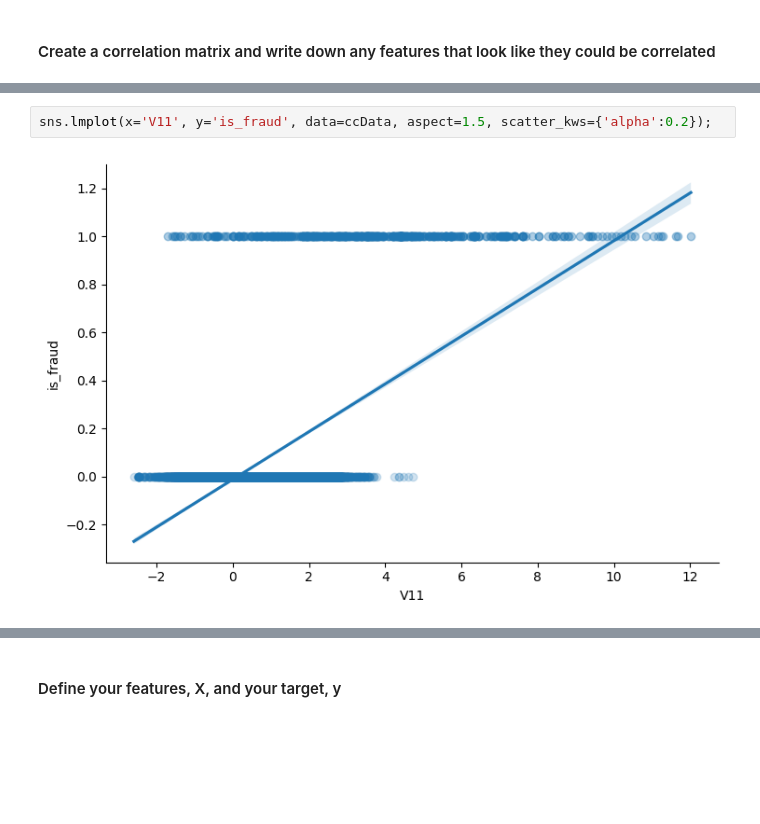
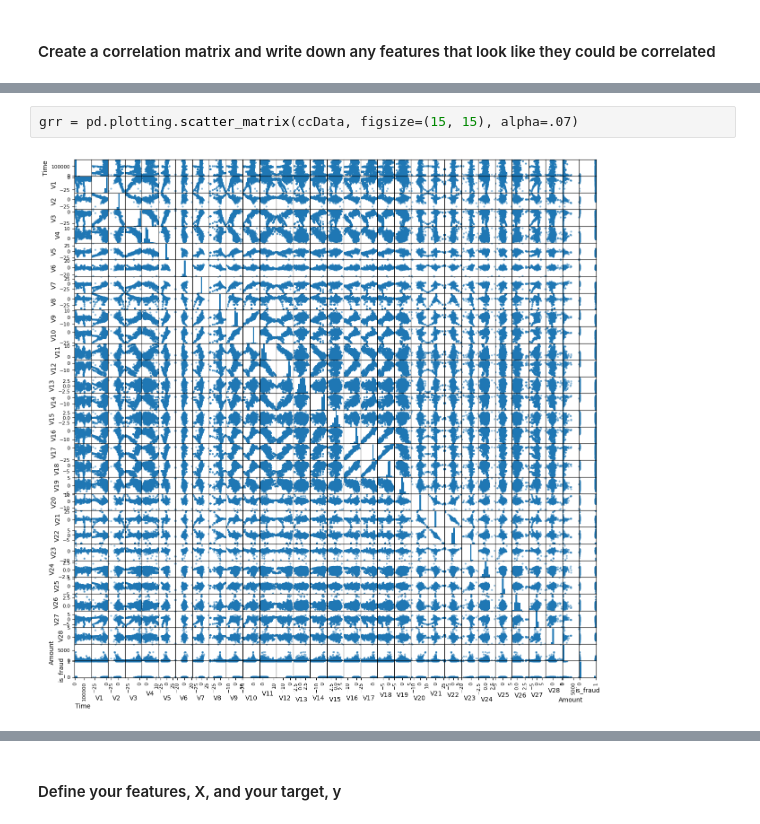
Before and after one commit to jmichaelh/Intro-to-AI-with-Python, a Jupyter notebook: Day_4/Final Lab.ipynb, the cells around one changed output, grey strips where cells are left out. Drawn from its saved outputs; the diff is of its cells as text; blank space fills up the shorter version.

```diff
--- a/Day_4/Final Lab.ipynb
+++ b/Day_4/Final Lab.ipynb
@@ -127,4 +74,4 @@ ccData.plot(kind='scatter', x='V2', y='is_fraud', alpha=0.2);
-# %%
-sns.lmplot(x='V11', y='is_fraud', data=ccData, aspect=1.5, scatter_kws={'alpha':0.2});
-# %% [output]
-[figure, removed]
+# %%
+grr = pd.plotting.scatter_matrix(ccData, figsize=(15, 15), alpha=.07)
+# %% [output]
+[figure, added]
```
Also changed, not shown: parts of 28 cells of this notebook.
